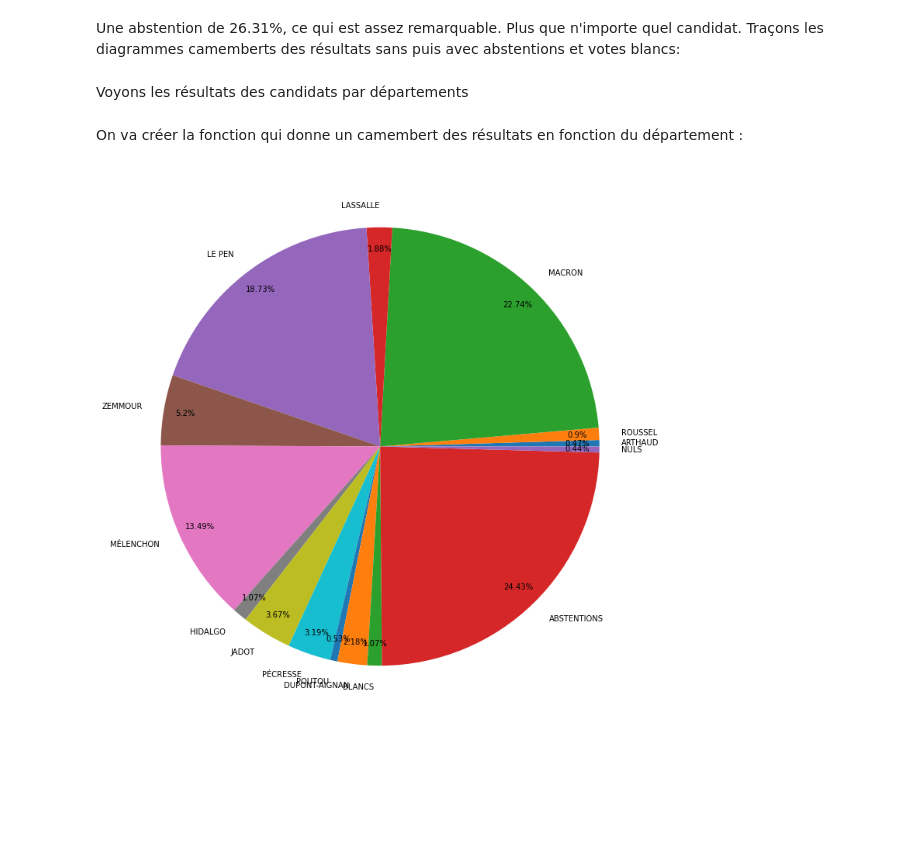
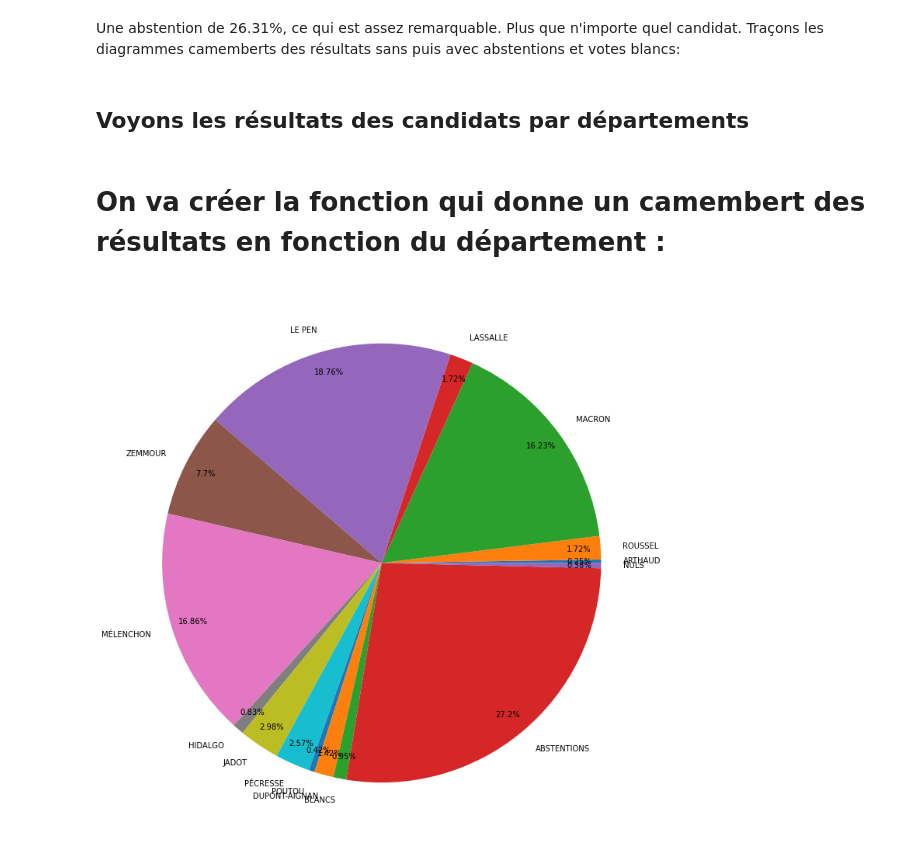
Before and after one commit to BaderEK/AnalyseDeDonnees, a Jupyter notebook: Groupe 2/Groupe 2/rendu.ipynb, the cells around one changed output. Drawn from its saved outputs; the diff is of its cells as text; code cells hidden in the pictures; blank space fills up the shorter version.

Commit message:
dep_candidat

```diff
--- a/Groupe 2/Groupe 2/rendu.ipynb
+++ b/Groupe 2/Groupe 2/rendu.ipynb
@@ -91,7 +91,7 @@ Une abstention de 26.31%, ce qui est assez remarquable.
 Plus que n'importe quel candidat.
 Traçons les diagrammes camemberts des résultats sans puis avec abstentions et votes blancs:
 # %% [markdown]
-Voyons les résultats des candidats par départements
+## Voyons les résultats des candidats par départements
 # %%
 df_ZE_dep = pd.pivot_table(data = df, index = 'Libellé du département', values = 'Voix.ZE', aggfunc = 'sum')
 df_DAN_dep = pd.pivot_table(data = df, index = 'Libellé du département', values = 'Voix.DAN', aggfunc = 'sum')
@@ -109,7 +109,7 @@ df_BLANC_dep = pd.pivot_table(data = df, index = 'Libellé du département', val
 df_ABS_dep = pd.pivot_table(data = df, index = 'Libellé du département', values = 'Abstentions', aggfunc = 'sum')
 df_NUL_dep = pd.pivot_table(data = df, index = 'Libellé du département', values = 'Nuls', aggfunc = 'sum')
 # %% [markdown]
-On va créer la fonction qui donne un camembert des résultats en fonction du département :
+# On va créer la fonction qui donne un camembert des résultats en fonction du département :
 # %%
 def camembertDepObs(depObs):
     voixCandidatDepObs = np.array([np.sum(df_AN_dep['Voix.AN'][depObs]), np.sum(df_RF_dep['Voix.RF'][depObs]),
@@ -127,8 +127,8 @@ def camembertDepObs(depObs):
     plt.rcParams["figure.figsize"] = [13, 13]
     plt.show()
 # %%
-depObs = 'Bas-Rhin'
+depObs = 'Bouches-du-Rhône'
 
 camembertDepObs(depObs)
 # %% [output]
-[figure, old version]
+[figure, new version]
```
Also changed, not shown: parts of 8 cells of this notebook.
